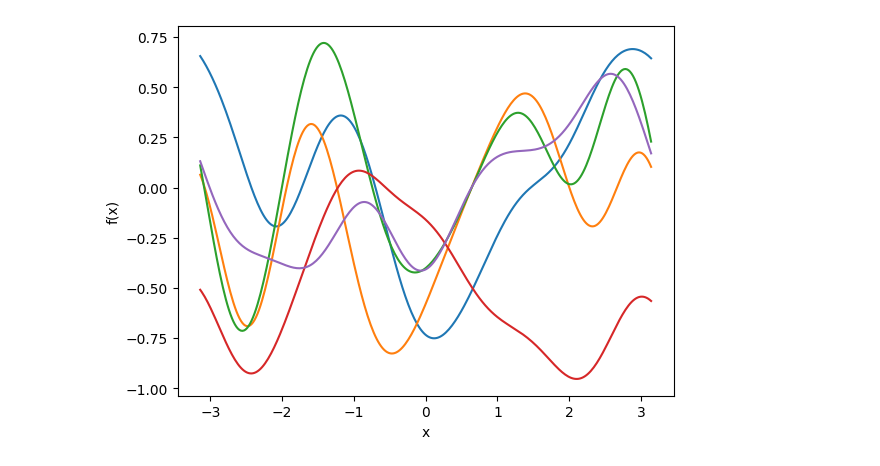
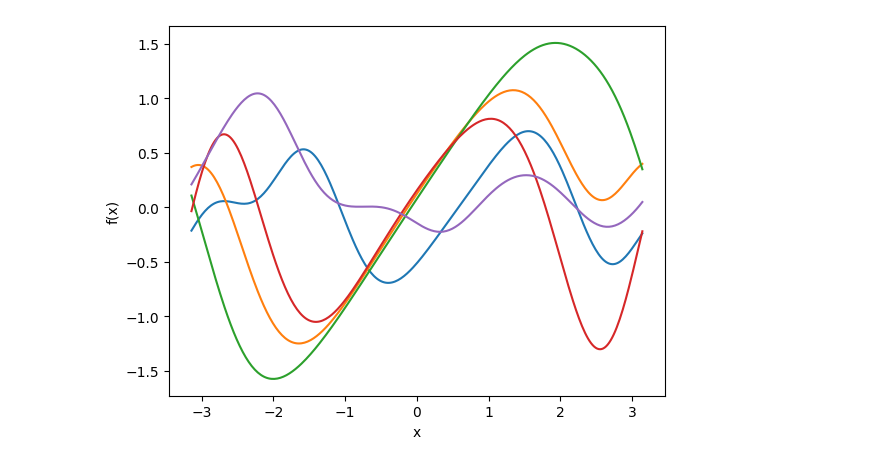
Before and after one commit to songofphysics/master-thesis, a Jupyter notebook: test.ipynb, the cells around one changed output. Saved outputs shown, nothing was run; the diff lists cells and outputs as text; code cells hidden in the pictures.

Commit message:
Scheduled Learning Commit

```diff
--- a/test.ipynb
+++ b/test.ipynb
@@ -276,7 +307,7 @@ Y = min_max_normalize(Y)
 # %%
 from sklearn.model_selection import KFold
 
-def train_model(input_data, target_data, function_index, k_folds=5, std=0.1, cutoff_dim=10, num_layers=6, epochs=200):
+def train_model(input_data, target_data, function_index, k_folds=5, learning_rate = 0.01, std=0.1, cutoff_dim=10, num_layers=6, epochs=200):
     fold_var = 1
 
     kf = KFold(n_splits=k_folds, shuffle=True, random_state=42)
@@ -296,8 +327,8 @@ def train_model(input_data, target_data, function_index, k_folds=5, std=0.1, cut
         model.add(QDecoder(dim=cutoff_dim, name='QuantumDecoding'))
 
         # Compile the model
-        opt = tf.keras.optimizers.Adam(0.01, clipnorm=1.0)
-        model.compile(optimizer=opt, loss='mse')
+        opt = tf.keras.optimizers.Adam(learning_rate, clipnorm=1.0)
+        model.compile(optimizer=opt, loss='mse', metrics=[R2ScoreWrapper()])
 
         # Create the ParameterLoggingCallback
         param_logger = ParameterLoggingCallback(fold_var, function_index, x_train_fold, y_train_fold)
@@ -333,8 +364,9 @@ def untrained_models(d = 0.1, num_layers = 6, cutoff_dim = 10):
 # %%
 # Train the model
 results = []
-for y in Y:
-    results.append(train_model(x, y, std=0.1, num_layers=4, cutoff_dim=15))
+layers = [1, 3, 2, 2, 2]
+for i in range(5):
+    results.append(train_model(x, Y[i], i+1, learning_rate=rates[i], num_layers=layers[i], cutoff_dim=30))
 H, M = zip(*results)
 # %% [output]
 Training on fold 5 complete.
@@ -363,7 +397,7 @@ y_labels = [
     r'$f(x) = |x| + \text{noise}$',
     r'$f(x) = \frac{\sin(\pi x)}{\pi x} + \text{noise}$',
     r'$f(x) = \exp(x) + \text{noise}$',
-    r'$f(x) = \tanh(4x) + \text{noise}$',
+    r'$f(x) = \log(x+2\pi) + \text{noise}$',
     r'$f(x) = x^3 + \text{noise}$'
 ]
 
@@ -415,0 +448,22 @@ plt.show()
+# %%
+r2 = plt.figure(figsize=(14, 10))
+gs = plt.GridSpec(2, 12)
+
+for i in range(5):
+    if i < 3:
+        ax = plt.subplot(gs[0, 4 * i:4 * i + 4])
+    else:
+        # Center the bottom plots by shifting them to the right
+        ax = plt.subplot(gs[1, 4 * (i - 3) + 2:4 * (i - 3) + 6])
+
+    ax.plot(H[i].history['r2_score'], label='Training R2 Score')
+    ax.plot(H[i].history['val_r2_score'], label='R2 Score')
+    ax.set_title("R2 Scores for: " + y_labels[i])
+    ax.set_xlabel('Epochs')
+    ax.set_ylabel('R2 Score')
+    ax.set_ybound(-3,1.2)
+    ax.set_box_aspect(1)
+
+plt.tight_layout()
+fit.savefig('r2_with_val.png')
+plt.show()
@@ -416,13 +472,13 @@ plt.show()
 # %%
-M = untrained_models(d = 0.5, num_layers=3)
+N = untrained_models(d = 0.5, num_layers=1)
 plt.figure()
-for i in range(len(M)):
-    y_pred = M[i].predict(x, verbose = 0)
+for i in range(len(N)):
+    y_pred = N[i].predict(x, verbose = 0)
     plt.plot(x, y_pred)
 plt.xlabel("x")
 plt.ylabel("f(x)")
 plt.tick_params(axis="both", which="major")
 plt.tick_params(axis="both", which="minor")
 plt.show()
 # %% [output]
-[figure, old version]
+[figure, new version]
```
Also changed, not shown: parts of 9 cells of this notebook, 52 other files.
